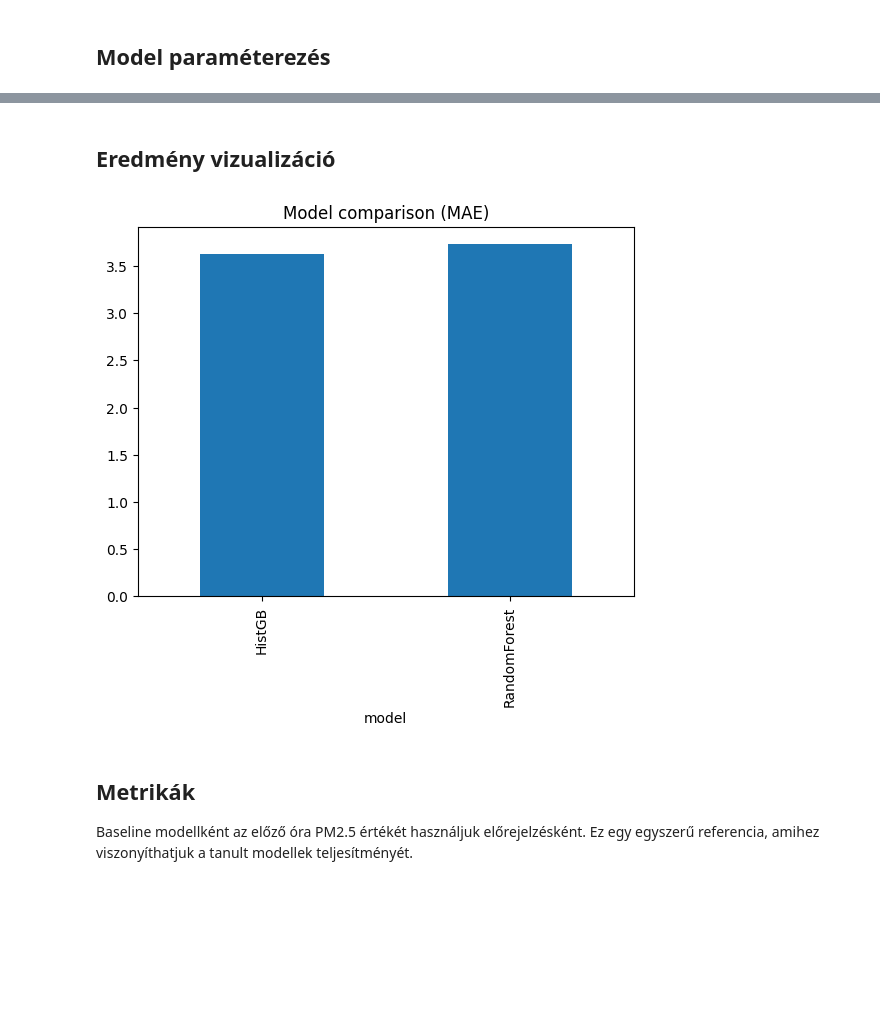
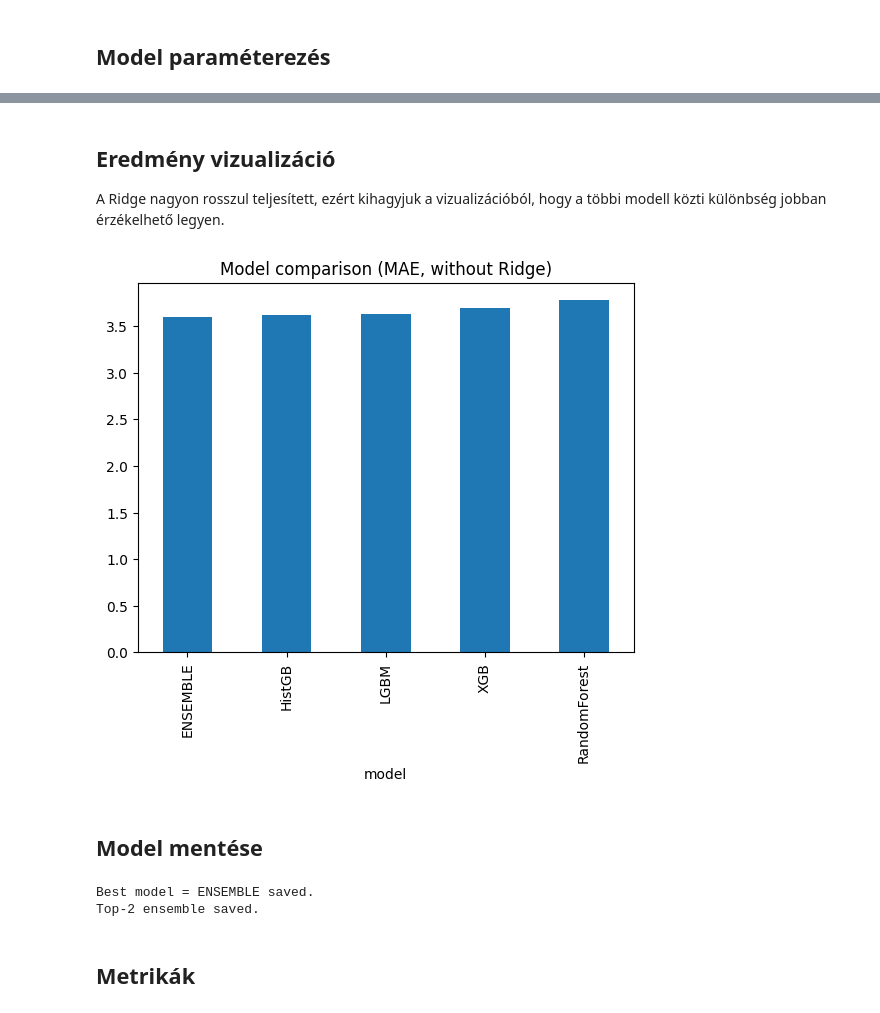
Before and after one commit to YXLG5V/pm25_forecast, a Jupyter notebook: notebooks/04_Train.ipynb, the cells around one changed output, grey strips where cells are left out. Drawn from its saved outputs; the diff is of its cells as text; code cells hidden in the pictures; blank space fills up the shorter version.

```diff
--- a/notebooks/04_Train.ipynb
+++ b/notebooks/04_Train.ipynb
@@ -27,9 +35,11 @@ import matplotlib.pyplot as plt
 # %% [markdown]
 ## Adat és artifactok betöltése
 # %%
-df = pd.read_parquet("../data/preprocessed/preprocessed_with_FE.parquet")
+train = pd.read_parquet("../data/preprocessed/train.parquet")
+test  = pd.read_parquet("../data/preprocessed/test.parquet")
 FEATURES = joblib.load("../artifacts/features.pkl")
 LOCATION_MAPPING = joblib.load("../artifacts/location_mapping.pkl")
+ENSEMBLE_PATH = "../models/models_ensemble.pkl"
 # %% [markdown]
 ## Target létrehozás
 # %%
@@ -57,4 +69,5 @@ columns = [
     "stagnation_hours_6h"
 ]
 
-df = df.dropna(subset=columns)
+train = train.dropna(subset=columns)
+test  = test.dropna(subset=columns)
@@ -155,11 +156,14 @@ models = {
 # %%
 print("\nTraining models...")
-
 results = []
+trained_models = {}
 
 for name, model in models.items():
 
+    # log target
     model.fit(X_train, y_train_log)
+
+    trained_models[name] = model
 
     pred_log = model.predict(X_test)
     pred = np.maximum(0, np.expm1(pred_log))
@@ -172,8 +176,5 @@ for name, model in models.items():
         "MAE": mae,
         "R2": r2
     })
-
-results_df = pd.DataFrame(results).sort_values("MAE")
-results_df
 # %% [output]
 Training models...
@@ -182,0 +192,24 @@ Training models...
+# %%
+if os.path.exists(ENSEMBLE_PATH):
+
+    print("\nEvaluating existing ensemble...")
+
+    ensemble_models = joblib.load(ENSEMBLE_PATH)
+
+    preds = []
+
+    for model in ensemble_models.values():
+        p_log = model.predict(X_test)
+        p = np.maximum(0, np.expm1(p_log))
+        preds.append(p)
+
+    ensemble_pred = np.mean(preds, axis=0)
+
+    mae = mean_absolute_error(y_test, ensemble_pred)
+    r2  = r2_score(y_test, ensemble_pred)
+
+    results.append({
+        "model": "ENSEMBLE",
+        "MAE": mae,
+        "R2": r2
+    })
@@ -183,13 +236,38 @@ Training models...
 # %% [markdown]
 ## Eredmény vizualizáció
+
+A Ridge nagyon rosszul teljesített, ezért kihagyjuk a vizualizációból, hogy a többi modell közti különbség jobban érzékelhető legyen.
 # %%
-results_df.set_index("model")["MAE"].plot.bar()
-plt.title("Model comparison (MAE)")
+plot_df = results_df[results_df["model"] != "Ridge"]
+
+plot_df.set_index("model")["MAE"].plot.bar()
+plt.title("Model comparison (MAE, without Ridge)")
 plt.show()
 # %% [output]
-[figure, old version]
+[figure, new version]
+# %% [markdown]
+## Model mentése
+# %%
+best_model_name = results_df.iloc[0]["model"]
+
+if best_model_name == "ENSEMBLE":
+    best_model = ensemble_models
+else:
+    best_model = trained_models[best_model_name]
+
+joblib.dump(best_model, "../models/model.pkl")
+print(f"Best model = {best_model_name} saved.")
+
+top_trained_models = {
+    name: trained_models[name]
+    for name in top_models
+}
+
+joblib.dump(top_trained_models, ENSEMBLE_PATH)
+print("Top-2 ensemble saved.")
+# %% [output]
+Best model = ENSEMBLE saved.
+Top-2 ensemble saved.
 # %% [markdown]
 ## Metrikák
-
-Baseline modellként az előző óra PM2.5 értékét használjuk előrejelzésként. Ez egy egyszerű referencia, amihez viszonyíthatjuk a tanult modellek teljesítményét.
 # %%
```
Also changed, not shown: parts of 17 cells of this notebook, 24 other files.
